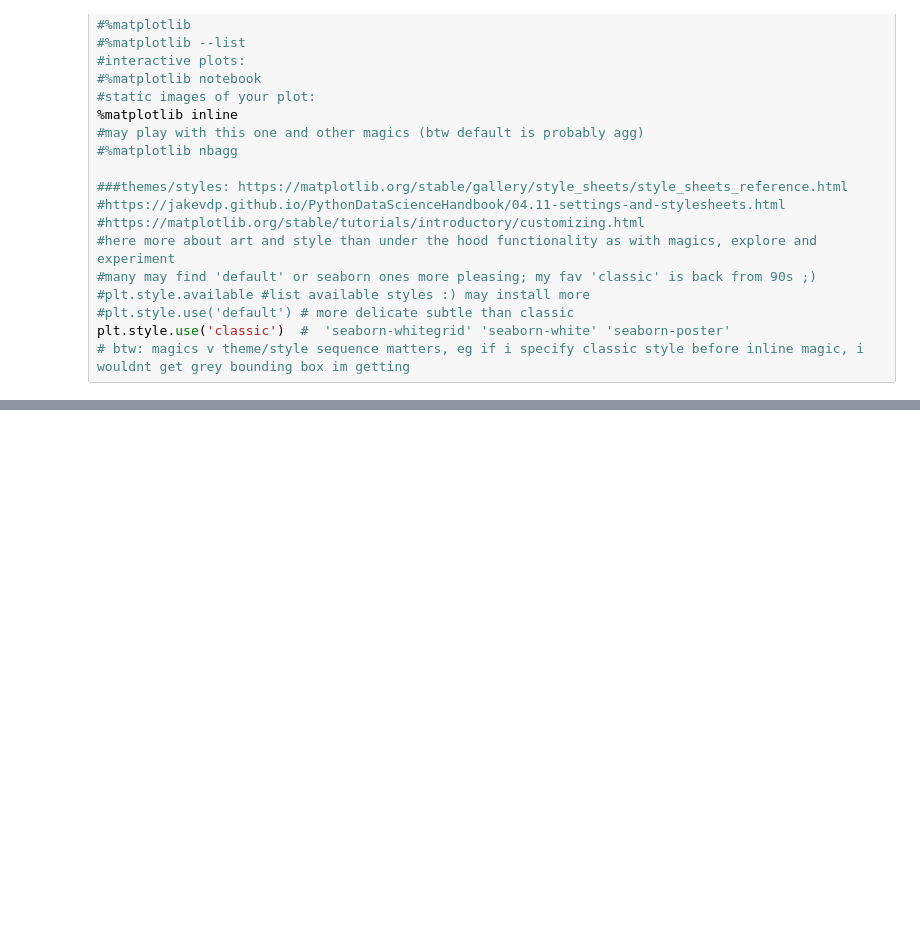
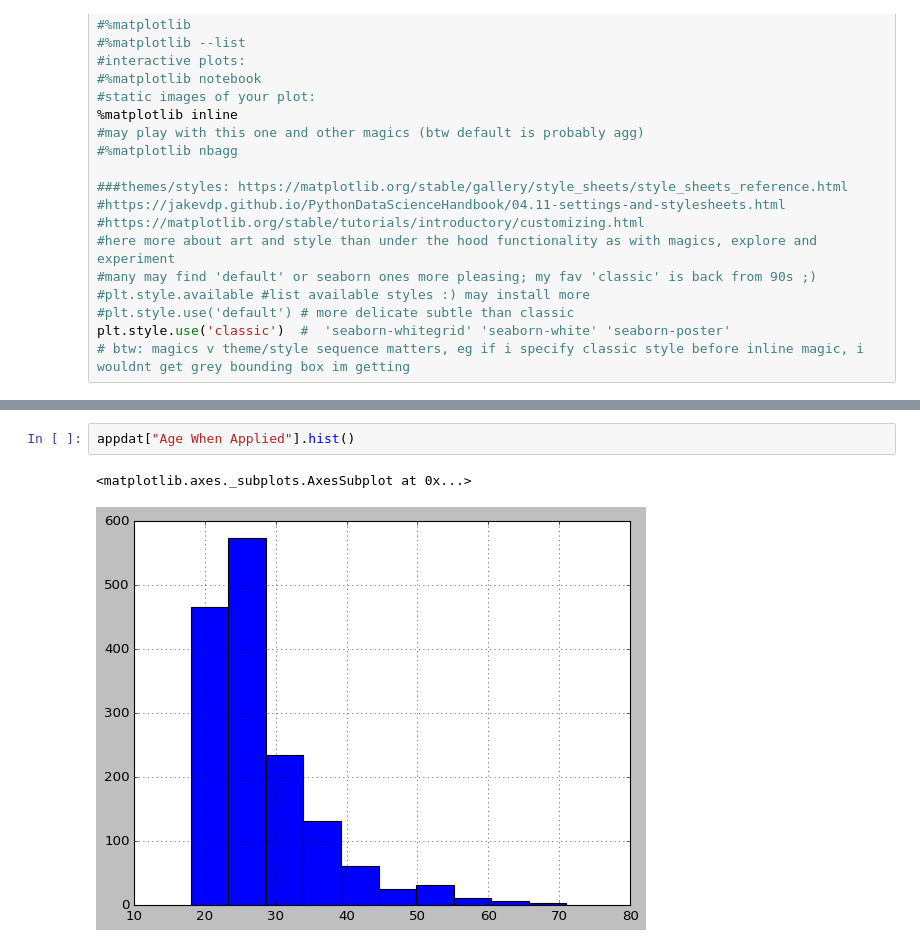
Before and after one commit to theaok/vis-sp23-ewattudo, a Jupyter notebook: ps3.ipynb, the cells around one changed output, grey strips where cells are left out. Drawn from its saved outputs; the diff is of its cells as text; blank space fills up the shorter version.

```diff
--- a/ps3.ipynb
+++ b/ps3.ipynb
@@ -62,0 +146,5 @@ plt.style.use('classic')  #  'seaborn-whitegrid' 'seaborn-white' 'seaborn-poster
+# %%
+appdat["Age When Applied"].hist()
+# %% [output]
+<matplotlib.axes._subplots.AxesSubplot at 0x...>
+[figure, added]
```
Also changed, not shown: parts of 13 cells of this notebook.
